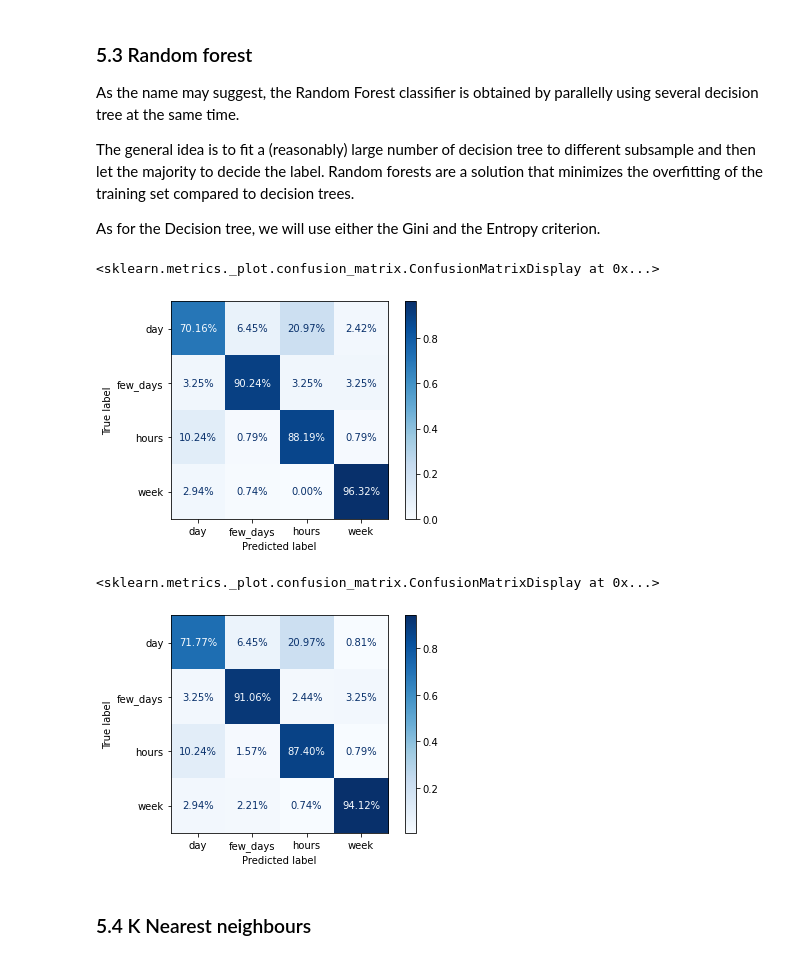
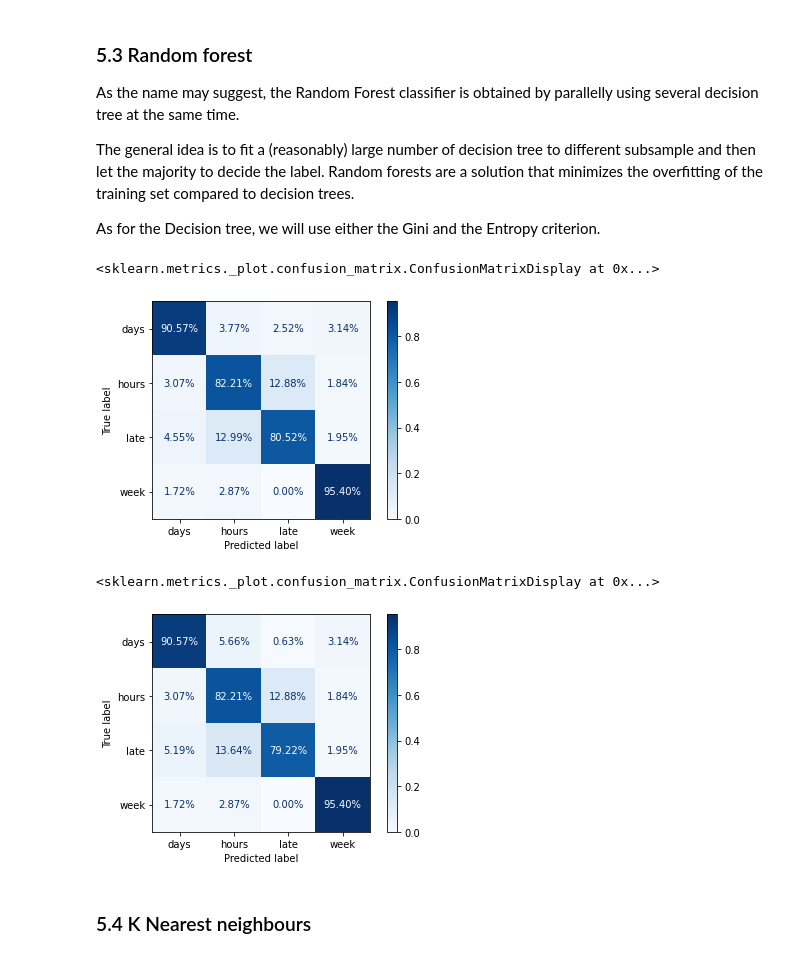
Before and after one commit to gianluigilopardo/Absenteeism_prediction, a Jupyter notebook: absenteeism_notebook.ipynb, the cells around one changed output. Cells and saved outputs as stored; diff of their text form; code cells hidden in the pictures.

```diff
--- a/absenteeism_notebook.ipynb
+++ b/absenteeism_notebook.ipynb
@@ -325,6 +307,7 @@ ds['day_name'] = ds['day_name'].astype('category')
 
 # Adding reasons value:
 reason_mapping = {
+    0: 'Unjustified',
     1: 'Certain infectious and parasitic diseases',
     2: 'Neoplasms',
     3: 'Diseases of the blood and blood-forming organs and certain disorders involving the immune mechanism',
@@ -695,8 +686,8 @@ The ADASYN test set has 116 records with label 0, 124 records with label 1, 126
 # %% [markdown]
 I have to choose which of my datasets to use for classification. I decide to evaluate all of them using the random forest classifier and then I select the one which performs better.
 # %%
-## Random forest with max depth = 4 of every tree, with 100 trees
-class_forest = RandomForestClassifier(n_estimators = 100, max_depth = 4, random_state = SEED)
+## Random forest with max depth = 8 of every tree, with 200 trees
+class_forest = RandomForestClassifier(n_estimators = 200, max_depth = 8, random_state = SEED)
 #class_forest = RandomForestClassifier(random_state = SEED)
 
 #Simple dataset
@@ -797,8 +774,8 @@ Complexively, the best seems to be the SMOTE set: I will use it.
 # %%
-X_train = X_train_SMOTE
-y_train = y_train_SMOTE
-X_test = X_test_SMOTE
-y_test = y_test_SMOTE
+X_train = X_train_ADASYN
+y_train = y_train_ADASYN
+X_test = X_test_ADASYN
+y_test = y_test_ADASYN
 # %%
 classification_metrics = pd.DataFrame(columns=["Accuracy", "Precision", "Sensitivity", "F1 Score"])
 # %% [markdown]
@@ -812,7 +789,7 @@ It has distribution: $$p(x) = \frac{e^{\beta_0 + \beta_1x}}{1+e^{\beta_0 + \beta
 
 It can been generalized for $p$ variables: $$p(x) = \frac{e^{\beta_0 + \beta_1x + \dots + \beta_px_p}}{1+e^{\beta_0 + \beta_1x + \dots + \beta_px_p}}$$
 # %%
-logistic = LogisticRegression( random_state = SEED, solver = 'liblinear').fit(X_train, y_train)
+logistic = LogisticRegression(max_iter = 500, random_state = SEED, solver = 'newton-cg').fit(X_train, y_train)
 logistic_predict = logistic.predict(X_test)
 
 #metrics:
@@ -822,10 +799,7 @@ logi_sensitivity = recall_score(logistic_predict, y_test, average = 'weighted')
 logi_f1 = f1_score(logistic_predict, y_test, average = 'weighted')
 
 classification_metrics.loc["Logistic regression"] = [logi_acc,logi_preci,logi_sensitivity,logi_f1]
-plot_confusion_matrix(logistic, X_test, y_test,
-                      display_labels = levels,
-                      cmap = plt.cm.Blues,
-                      values_format = '0.2%',
-                      normalize = 'true')
+plot_confusion_matrix(logistic, X_test, y_test, display_labels = levels,
+                      cmap = plt.cm.Blues, values_format = '0.2%', normalize = 'true')
 # %% [output]
 <sklearn.metrics._plot.confusion_matrix.ConfusionMatrixDisplay at 0x...>
@@ -897,34 +866,31 @@ The general idea is to fit a (reasonably) large number of decision tree to diffe
 As for the Decision tree, we will use either the Gini and the Entropy criterion.
 # %%
 # Random forest
-# max depth = 8 for each tree, 100 trees
+# max depth = 10 for each tree, 100 trees
 # Entropy criterion
-forest_Entropy = RandomForestClassifier(criterion = 'entropy', n_estimators = 100, max_depth = 8, random_state = SEED)
+forest_Entropy = RandomForestClassifier(criterion = 'entropy', n_estimators = 100, max_depth = 10, random_state = SEED)
 forest_Entropy.fit(X_train, y_train)
 forest_Entropy_pred = forest_Entropy.predict(X_test)
 
 #metrics
 forest_acc = accuracy_score(forest_Entropy_pred, y_test)
 forest_preci = precision_score(forest_Entropy_pred, y_test, average = 'weighted')
 forest_sensitivity = recall_score(forest_Entropy_pred, y_test, average = 'weighted')
 forest_f1 = f1_score(forest_Entropy_pred, y_test, average = 'weighted')
 
 classification_metrics.loc["Forest Entropy"] = [forest_acc,forest_preci,forest_sensitivity,forest_f1]
-plot_confusion_matrix(forest_Entropy, X_test, y_test,
-                      display_labels = levels,
-                      cmap = plt.cm.Blues,
-                      values_format = '0.2%',
-                      normalize = 'true')
+plot_confusion_matrix(forest_Entropy, X_test, y_test, display_labels = levels,
+                      cmap = plt.cm.Blues, values_format = '0.2%', normalize = 'true')
 # %% [output]
 <sklearn.metrics._plot.confusion_matrix.ConfusionMatrixDisplay at 0x...>
-[figure, old version]
+[figure, new version]
 # %%
 # Random forest
-# max depth = 8 for each tree, 100 trees
+# max depth = 10 for each tree, 1000 trees
 # Gini criterion
-forest_Gini = RandomForestClassifier(criterion = 'gini', n_estimators = 100, max_depth = 8, random_state = SEED)
+forest_Gini = RandomForestClassifier(criterion = 'gini', n_estimators = 100, max_depth = 10, random_state = SEED)
 forest_Gini.fit(X_train, y_train)
-forest_Gini_pred = forest_Entropy.predict(X_test)
+forest_Gini_pred = forest_Gini.predict(X_test)
 
 #metrics
 forest_acc = accuracy_score(forest_Gini_pred, y_test)
@@ -933,14 +899,11 @@ forest_sensitivity = recall_score(forest_Gini_pred, y_test, average = 'weighted'
 forest_f1 = f1_score(forest_Gini_pred, y_test, average = 'weighted')
 
 classification_metrics.loc["Forest Gini"] = [forest_acc,forest_preci,forest_sensitivity,forest_f1]
-plot_confusion_matrix(forest_Gini, X_test, y_test,
-                      display_labels = levels,
-                      cmap = plt.cm.Blues,
-                      values_format = '0.2%',
-                      normalize = 'true')
+plot_confusion_matrix(forest_Gini, X_test, y_test, display_labels = levels,
+                      cmap = plt.cm.Blues, values_format = '0.2%', normalize = 'true')
 # %% [output]
 <sklearn.metrics._plot.confusion_matrix.ConfusionMatrixDisplay at 0x...>
-[figure, old version]
+[figure, new version]
 # %% [markdown]
 ### 5.4 <a class="anchor" id="fifth_4">K Nearest neighbours</a>
 # %% [markdown]
```
Also changed, not shown: parts of 39 cells of this notebook.
